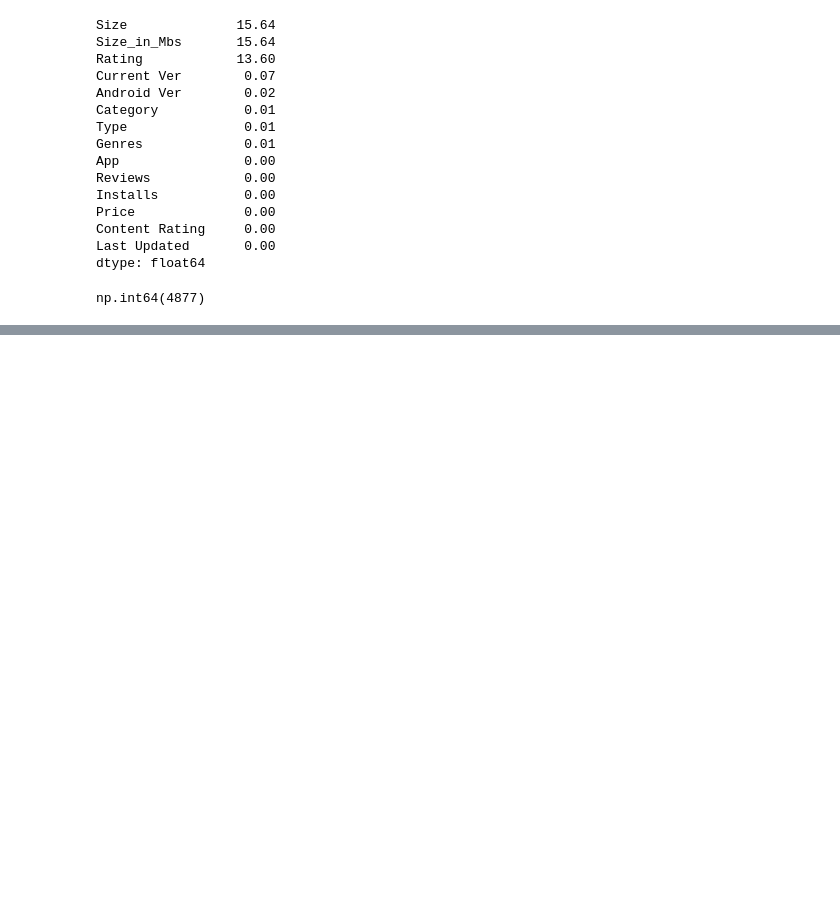
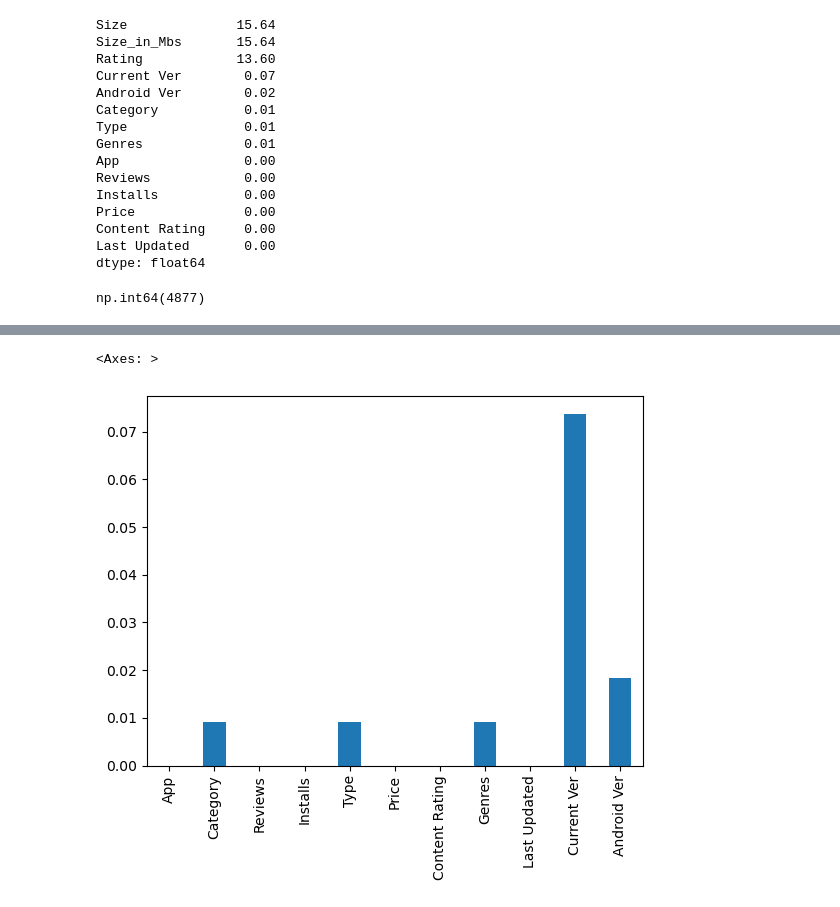
Before and after one commit to MuhammadAyyaz/EDA_with_python, a Jupyter notebook: 06_complete_EDA_Google_apps_data.ipynb, the cells around one changed output, grey strips where cells are left out. Drawn from its saved outputs; the diff is of its cells as text; code cells hidden in the pictures; blank space fills up the shorter version.

```diff
--- a/06_complete_EDA_Google_apps_data.ipynb
+++ b/06_complete_EDA_Google_apps_data.ipynb
@@ -325,0 +353,6 @@ np.int64(4877)
+# %%
+# Plotting only columns with less than 1% missing values
+missing_percentage[missing_percentage < 1].plot(kind = 'bar')
+# %% [output]
+<Axes: >
+[figure, added]
```
Also changed, not shown: parts of 6 cells of this notebook.
